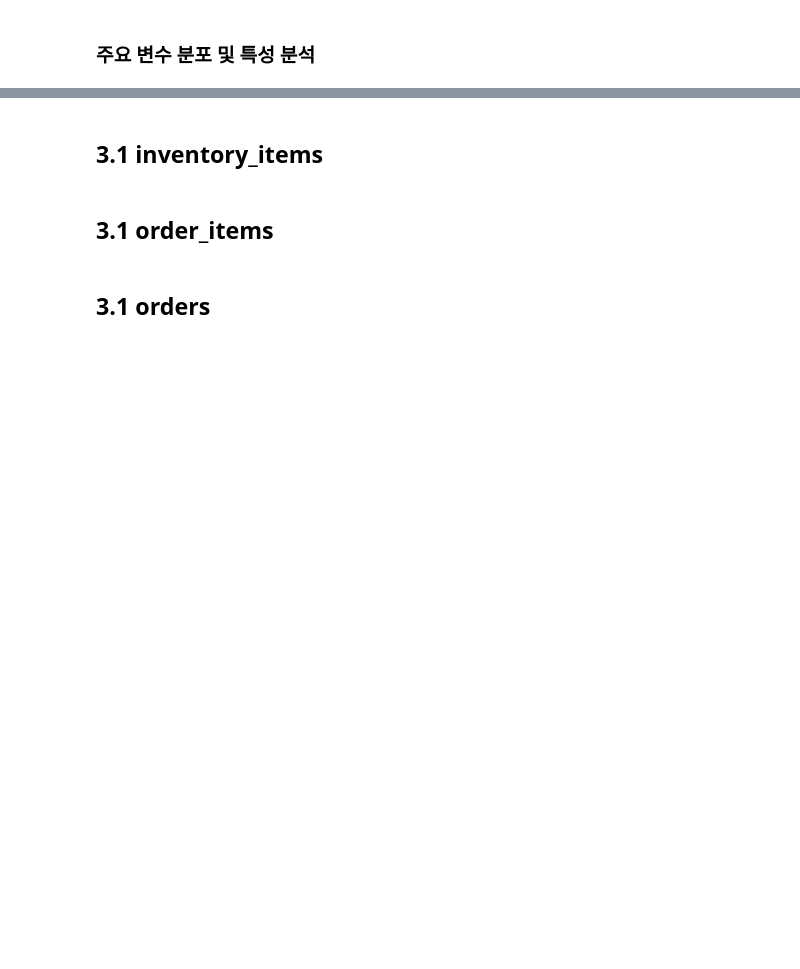
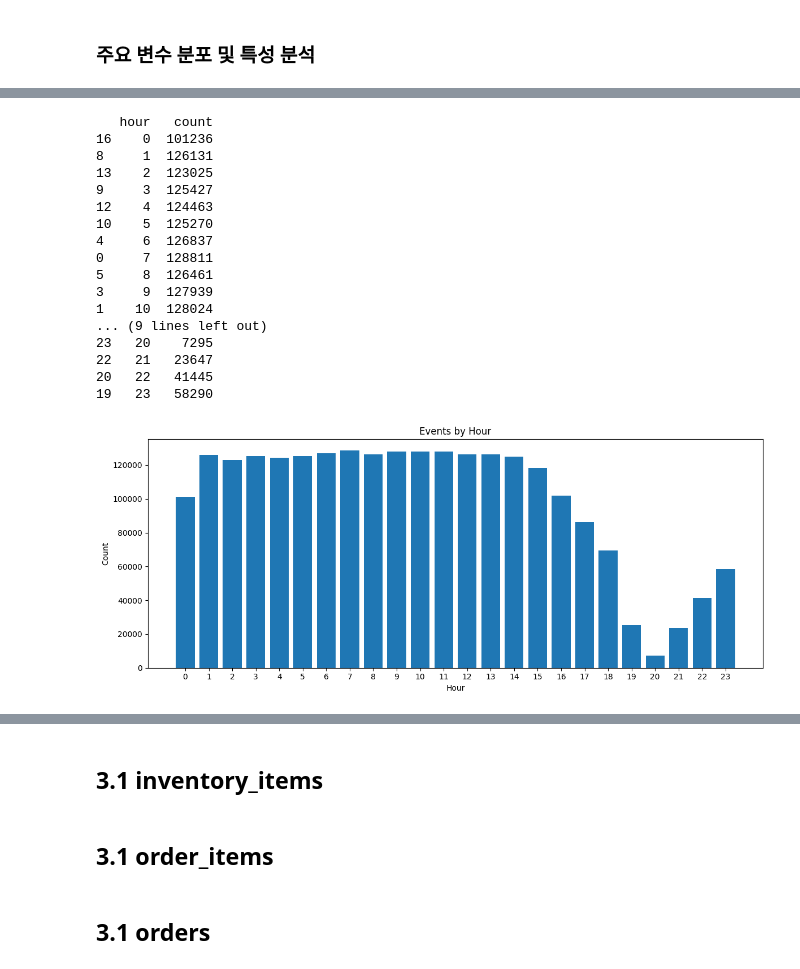
Before and after one commit to kimjiji8105/purchase-conversion-prediction, a Jupyter notebook: src/eda/notebooks/01_EDA.ipynb, the cells around one changed output, grey strips where cells are left out. Drawn from its saved outputs; the diff is of its cells as text; code cells hidden in the pictures; blank space fills up the shorter version.

```diff
--- a/src/eda/notebooks/01_EDA.ipynb
+++ b/src/eda/notebooks/01_EDA.ipynb
@@ -277,0 +817,39 @@ analyze_categorical(events, cat_cols, top_n=5, bottom_n=5, value_head=20)
+# %%
+# hour별 건수 집계
+df = (
+    events[['hour']]
+    .value_counts()                  # hour별 빈도
+    .reset_index(name='count')       # count 컬럼 지정
+    .sort_values(by='hour', key=lambda x: x.astype(int))          # 시간 오름차순 정렬
+)
+
+print(df)
+
+# 막대그래프
+plt.figure(figsize=(12, 5))
+plt.bar(df['hour'], df['count'])
+plt.xticks(df['hour'])               # 0~23 전체 시간이 보이도록
+plt.xlabel("Hour")
+plt.ylabel("Count")
+plt.title("Events by Hour")
+plt.tight_layout()
+plt.show()
+# %% [output]
+   hour   count
+16    0  101236
+8     1  126131
+13    2  123025
+9     3  125427
+12    4  124463
+10    5  125270
+4     6  126837
+0     7  128811
+5     8  126461
+3     9  127939
+1    10  128024
+... (9 lines left out)
+23   20    7295
+22   21   23647
+20   22   41445
+19   23   58290
+[figure, added]
```
Also changed, not shown: parts of 76 cells of this notebook, 2 other files.
